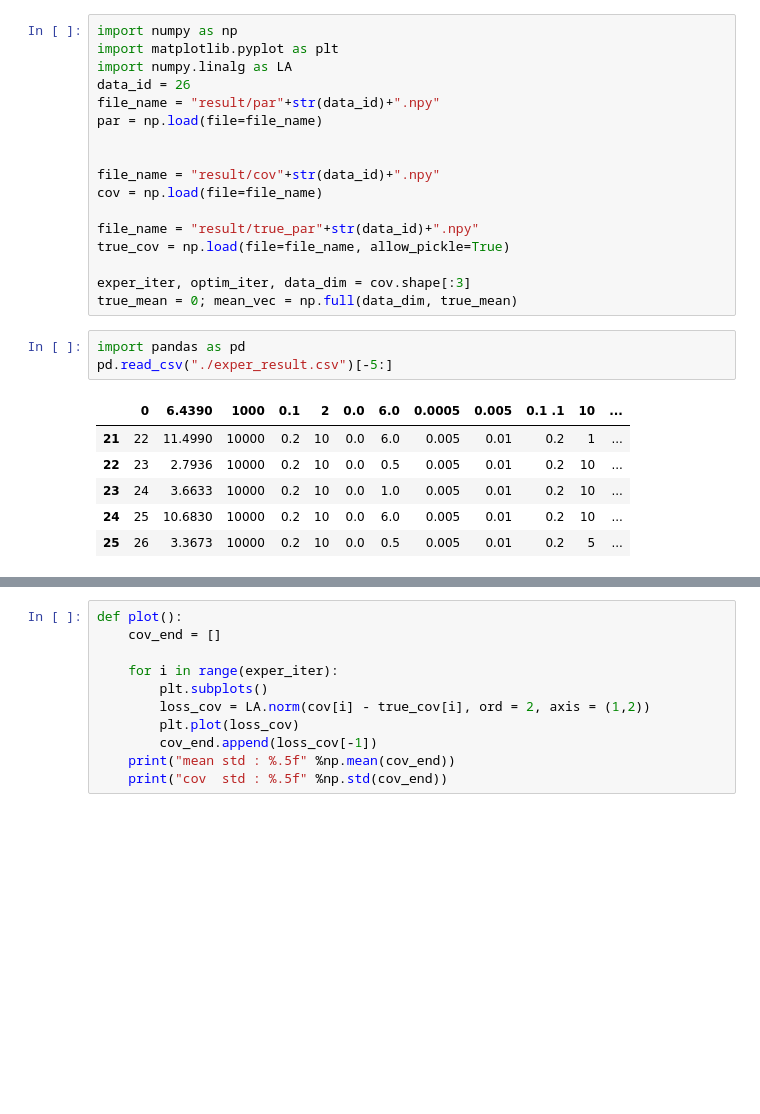
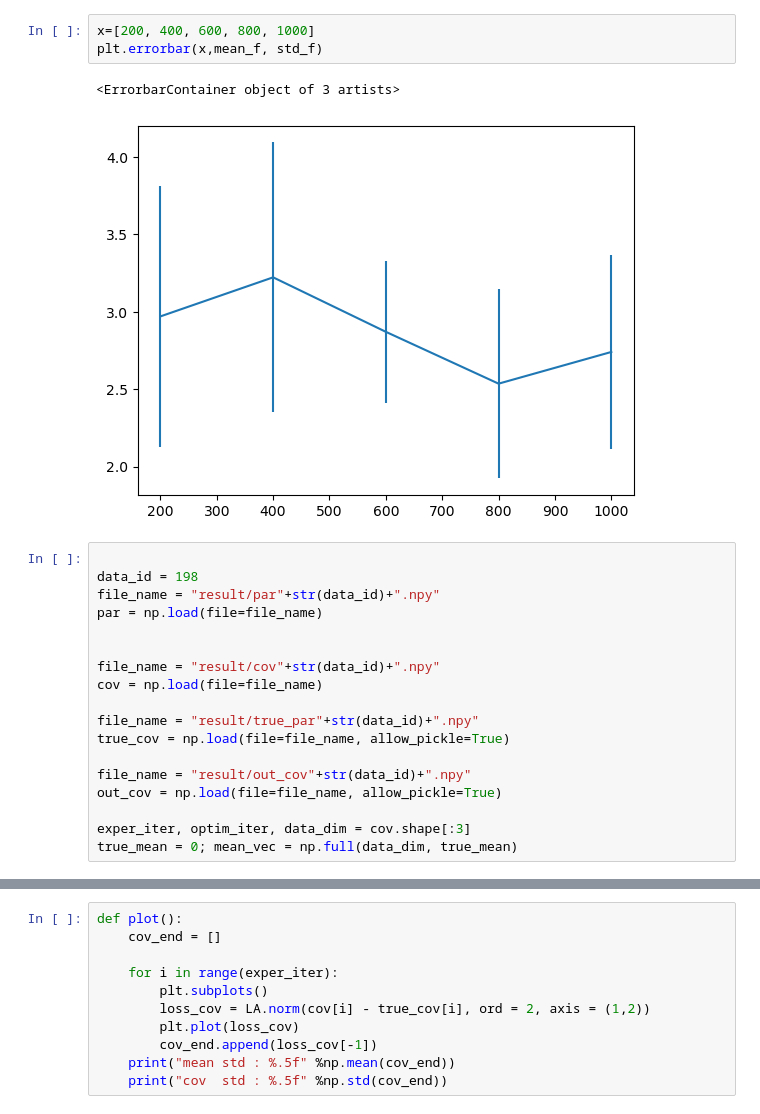
Before and after one commit to monarsan/robust-GAN, a Jupyter notebook: work/fixed_mu/plot_exper_result.ipynb, the cells around one changed output, grey strips where cells are left out. Cells and saved outputs as stored; diff of their text form; blank space fills up the shorter version.

```diff
--- a/work/fixed_mu/plot_exper_result.ipynb
+++ b/work/fixed_mu/plot_exper_result.ipynb
@@ -1,8 +73,12 @@
+# %%
+x=[200, 400, 600, 800, 1000]
+plt.errorbar(x,mean_f, std_f)
+# %% [output]
+<ErrorbarContainer object of 3 artists>
+[figure, added]
 # %%
-import numpy as np
-import matplotlib.pyplot as plt
-import numpy.linalg as LA
-data_id = 26
+
+data_id = 198
 file_name = "result/par"+str(data_id)+".npy"
 par = np.load(file=file_name)
 
@@ -13,15 +89,8 @@ cov = np.load(file=file_name)
 file_name = "result/true_par"+str(data_id)+".npy"
 true_cov = np.load(file=file_name, allow_pickle=True)
 
+file_name = "result/out_cov"+str(data_id)+".npy"
+out_cov = np.load(file=file_name, allow_pickle=True)
+
 exper_iter, optim_iter, data_dim = cov.shape[:3]
 true_mean = 0; mean_vec = np.full(data_dim, true_mean)
-# %%
-import pandas as pd
-pd.read_csv("./exper_result.csv")[-5:]
-# %% [output]
-|  | 0 | 6.4390 | 1000 | 0.1 | 2 | 0.0 | 6.0 | 0.0005 | 0.005 | 0.1 .1 | 10 | ... |
-| 21 | 22 | 11.4990 | 10000 | 0.2 | 10 | 0.0 | 6.0 | 0.005 | 0.01 | 0.2 | 1 | ... |
-| 22 | 23 | 2.7936 | 10000 | 0.2 | 10 | 0.0 | 0.5 | 0.005 | 0.01 | 0.2 | 10 | ... |
-| 23 | 24 | 3.6633 | 10000 | 0.2 | 10 | 0.0 | 1.0 | 0.005 | 0.01 | 0.2 | 10 | ... |
-| 24 | 25 | 10.6830 | 10000 | 0.2 | 10 | 0.0 | 6.0 | 0.005 | 0.01 | 0.2 | 10 | ... |
-| 25 | 26 | 3.3673 | 10000 | 0.2 | 10 | 0.0 | 0.5 | 0.005 | 0.01 | 0.2 | 5 | ... |
```
Also changed, not shown: parts of 17 cells of this notebook.
